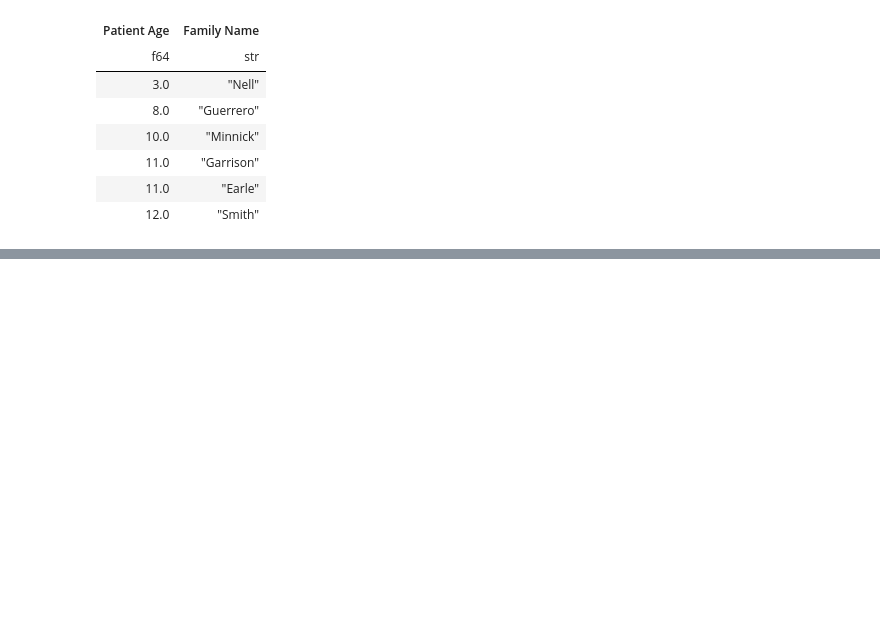
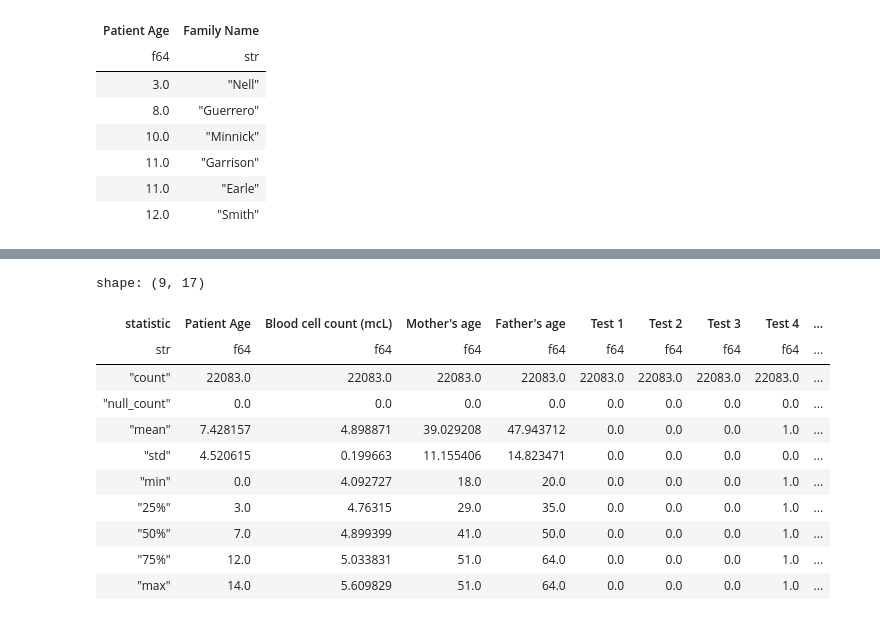
Before and after one commit to JacquelineAldridge/data-visualization-notebooks, a Jupyter notebook: notebooks/4-nulls_and_sorting.ipynb, the cells around one changed output, grey strips where cells are left out. Drawn from its saved outputs; the diff is of its cells as text; code cells hidden in the pictures; blank space fills up the shorter version.

```diff
--- a/notebooks/4-nulls_and_sorting.ipynb
+++ b/notebooks/4-nulls_and_sorting.ipynb
@@ -258,0 +375,15 @@ shape: (6, 2)
+# %%
+df_datos.select(cs.numeric()).fill_null(strategy="max").describe()
+# %% [output]
+shape: (9, 17)
+| statistic | Patient Age | Blood cell count (mcL) | Mother's age | Father's age | Test 1 | Test 2 | Test 3 | Test 4 | ... |
+| str | f64 | f64 | f64 | f64 | f64 | f64 | f64 | f64 | ... |
+| "count" | 22083.0 | 22083.0 | 22083.0 | 22083.0 | 22083.0 | 22083.0 | 22083.0 | 22083.0 | ... |
+| "null_count" | 0.0 | 0.0 | 0.0 | 0.0 | 0.0 | 0.0 | 0.0 | 0.0 | ... |
+| "mean" | 7.428157 | 4.898871 | 39.029208 | 47.943712 | 0.0 | 0.0 | 0.0 | 1.0 | ... |
+| "std" | 4.520615 | 0.199663 | 11.155406 | 14.823471 | 0.0 | 0.0 | 0.0 | 0.0 | ... |
+| "min" | 0.0 | 4.092727 | 18.0 | 20.0 | 0.0 | 0.0 | 0.0 | 1.0 | ... |
+| "25%" | 3.0 | 4.76315 | 29.0 | 35.0 | 0.0 | 0.0 | 0.0 | 1.0 | ... |
+| "50%" | 7.0 | 4.899399 | 41.0 | 50.0 | 0.0 | 0.0 | 0.0 | 1.0 | ... |
+| "75%" | 12.0 | 5.033831 | 51.0 | 64.0 | 0.0 | 0.0 | 0.0 | 1.0 | ... |
+| "max" | 14.0 | 5.609829 | 51.0 | 64.0 | 0.0 | 0.0 | 0.0 | 1.0 | ... |
```
Also changed, not shown: parts of 24 cells of this notebook.
